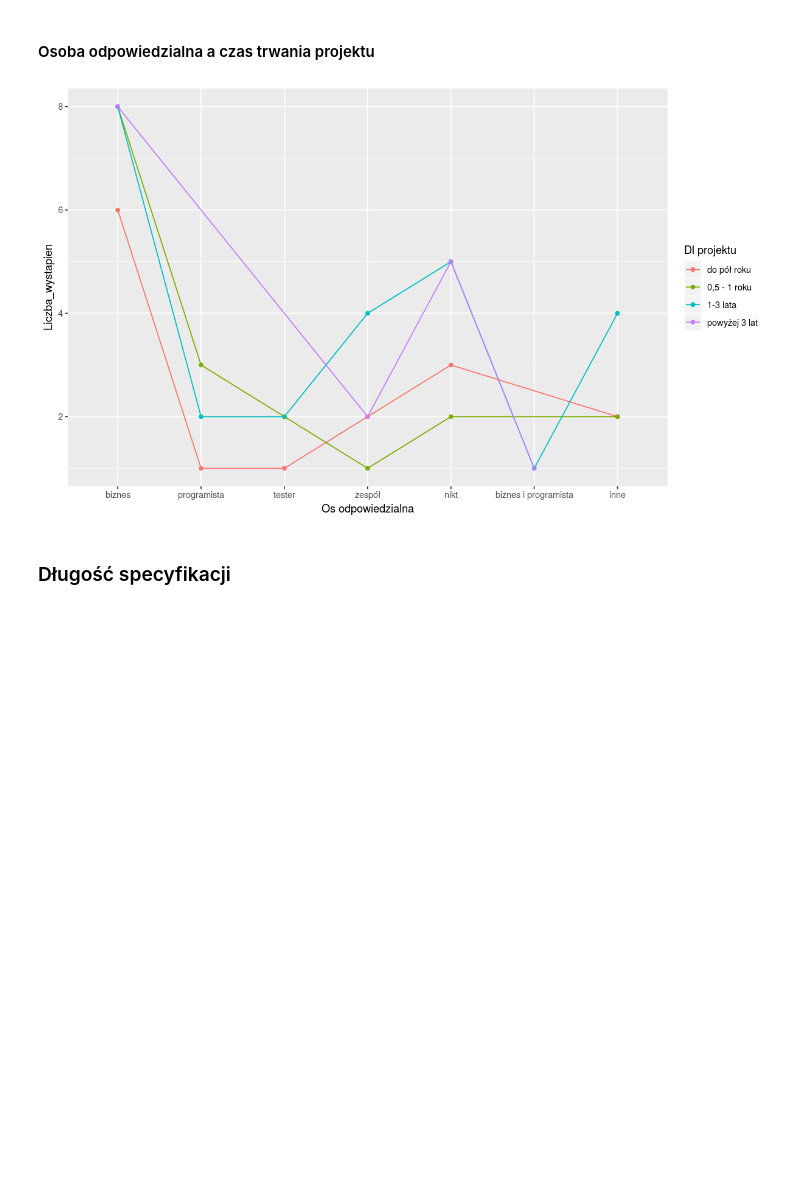
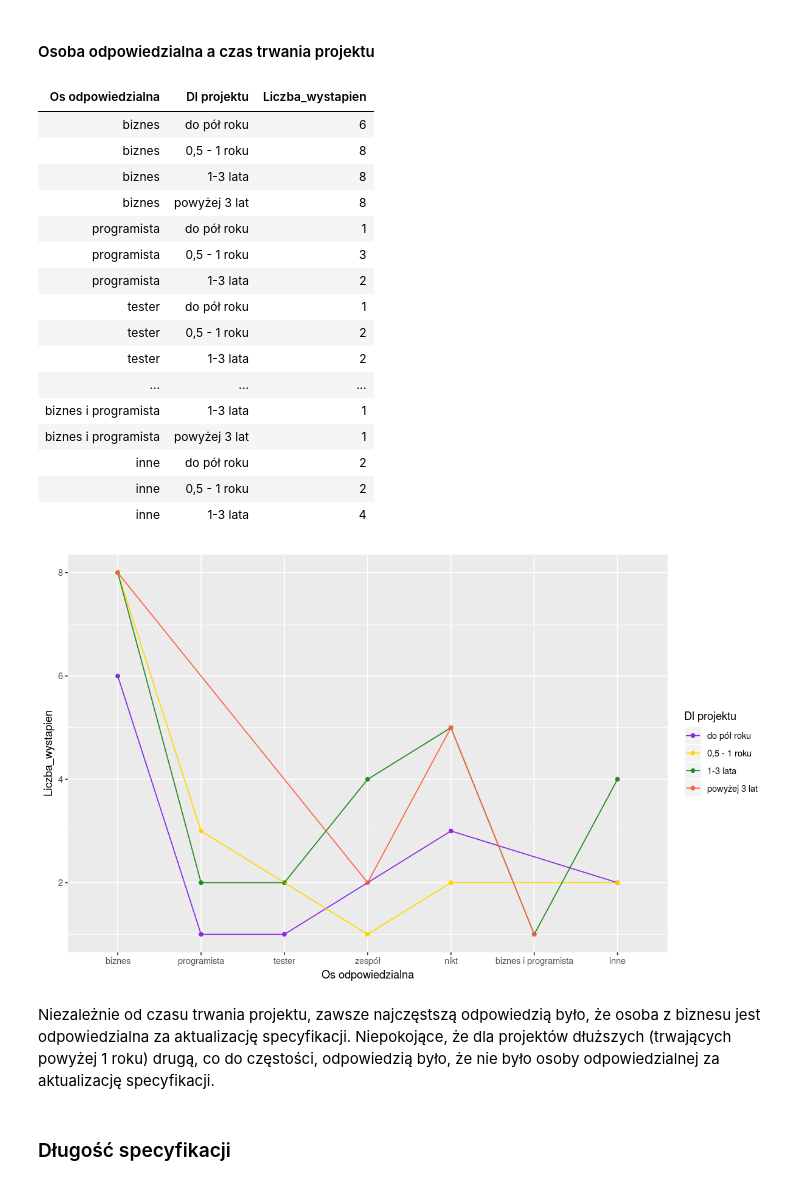
Before and after one commit to jot-em/tester-survey-analysis, a Jupyter notebook: Opracowanie_ankiety_testerskiej.ipynb, the cells around one changed output. Cells and saved outputs as stored; diff of their text form; code cells hidden in the pictures; blank space fills up the shorter version.

Commit message:
Add descriptions to plots

```diff
--- a/Opracowanie_ankiety_testerskiej.ipynb
+++ b/Opracowanie_ankiety_testerskiej.ipynb
@@ -160,7 +164,8 @@ df <- mutate(df, Spisanie_wymagan_norm = case_when(
     Spisanie_wymagan == "tak, na samym początku" ~ "na początku",
     Spisanie_wymagan == "tak, stopniowo w trakcie projektu (np. w postaci user stories)" ~ "w trakcie",
     Spisanie_wymagan == "tak, na samym początku, ale później często się zmieniały" ~ "na początku, ale się zmieniały",
-    Spisanie_wymagan == "częściowo były spisywane, ale większość była przekazywana ustnie" ~ "częściowo",
+    Spisanie_wymagan == "częściowo były spisywane, ale większość była przekazywana ustnie"
+        | grepl("zęściowo spisane", df$Spisanie_wymagan) ~ "częściowo",
     Spisanie_wymagan == "nie, były tylko ustne ustalenia" ~ "niespisane",
 #     TRUE ~ as.character(df$Spisanie_wymagan)
     TRUE ~ "inne"
@@ -608,5 +619,5 @@ comb_freq_plot <- function(subdf, col1, col2){
     pretty_col2 <- subdf[[pretty_col_name(col2)]]
     f <- ggplot(data=subdf, aes(x=pretty_col1, y=Liczba_wystapien, group=pretty_col2, color=pretty_col2))
     g <- f + geom_point() + geom_line()
-    g + scale_x_discrete(pretty_col_name(col1)) + scale_color_discrete(pretty_col_name(col2))
+    g + scale_x_discrete(pretty_col_name(col1)) + scale_color_manual(name=pretty_col_name(col2), values=c("blueViolet", "gold", "forestGreen", "tomato", "deepSkyBlue", "darkRed", "dimGrey", "grey"))
 }
@@ -797,10 +973,29 @@ comb_freq_plot(method_length_comb_table, "Os_odpowiedzialna_norm", "Metodyka_nor
 #### Osoba odpowiedzialna a czas trwania projektu
 # %%
 method_length_comb_table <- comb_freq_table("Os_odpowiedzialna_norm", "Dl_projektu_norm")
-# method_length_comb_table
+method_length_comb_table
 comb_freq_plot(method_length_comb_table, "Os_odpowiedzialna_norm", "Dl_projektu_norm")
 # %% [output]
+| Os odpowiedzialna | Dl projektu | Liczba_wystapien |
+| biznes | do pół roku | 6 |
+| biznes | 0,5 - 1 roku | 8 |
+| biznes | 1-3 lata | 8 |
+| biznes | powyżej 3 lat | 8 |
+| programista | do pół roku | 1 |
+| programista | 0,5 - 1 roku | 3 |
+| programista | 1-3 lata | 2 |
+| tester | do pół roku | 1 |
+| tester | 0,5 - 1 roku | 2 |
+| tester | 1-3 lata | 2 |
+| ... | ... | ... |
+| biznes i programista | 1-3 lata | 1 |
+| biznes i programista | powyżej 3 lat | 1 |
+| inne | do pół roku | 2 |
+| inne | 0,5 - 1 roku | 2 |
+| inne | 1-3 lata | 4 |
-[figure, old version]
+[figure, new version]
+# %% [markdown]
+Niezależnie od czasu trwania projektu, zawsze najczęstszą odpowiedzią było, że osoba z biznesu jest odpowiedzialna za aktualizację specyfikacji. Niepokojące, że dla projektów dłuższych (trwających powyżej 1 roku) drugą, co do częstości, odpowiedzią było, że nie było osoby odpowiedzialnej za aktualizację specyfikacji.
 # %% [markdown]
 ### Długość specyfikacji
 # %%
```
Also changed, not shown: parts of 60 cells of this notebook.
